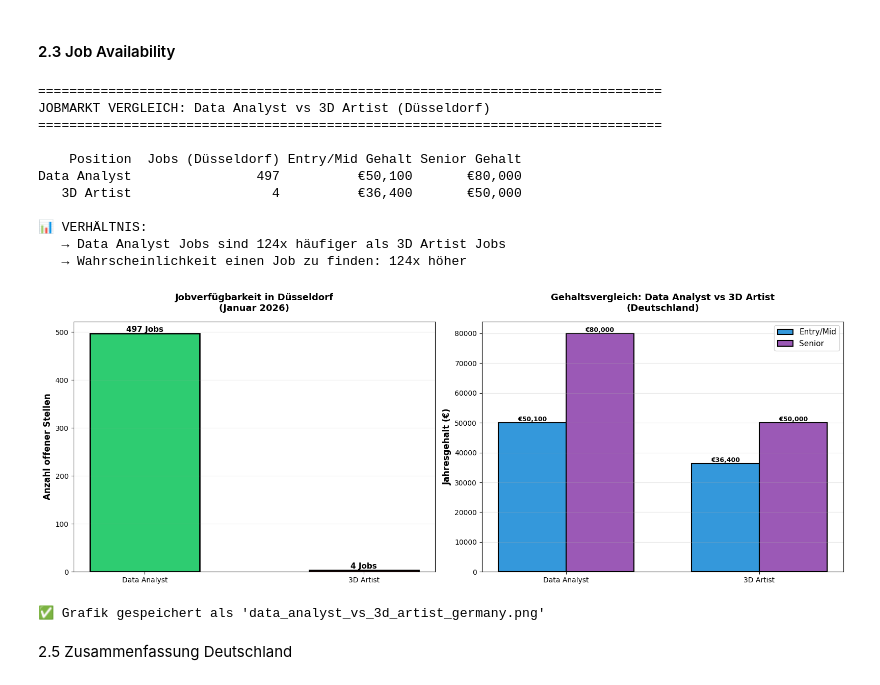
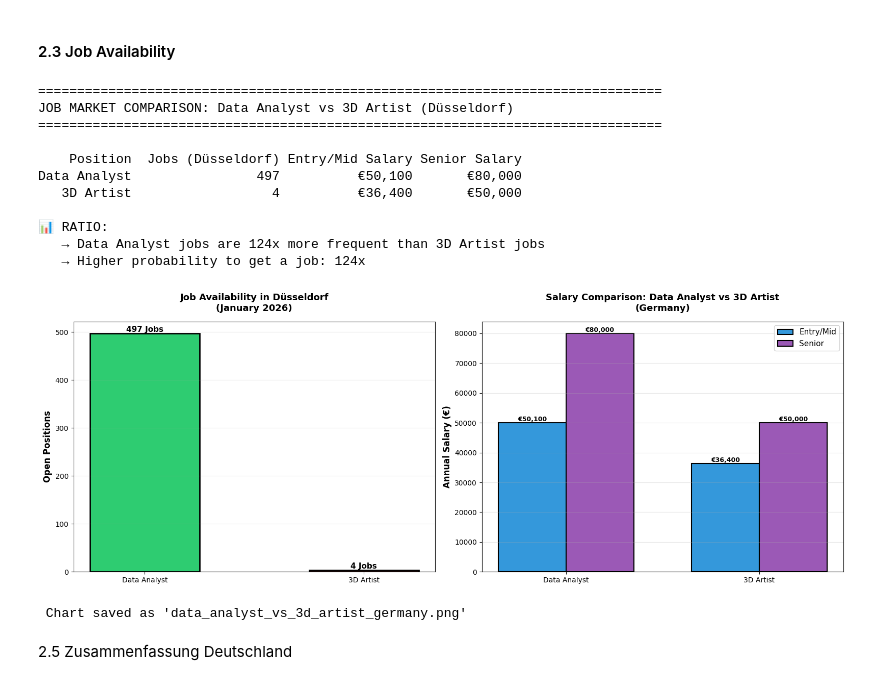
Before and after one commit to tvankov/Data-Analyst-Job-Market, a Jupyter notebook: DataAnalystJobMarketAnalysis_USAvsGermanyComparison.ipynb, the cells around one changed output. Drawn from its saved outputs; the diff is of its cells as text; code cells hidden in the pictures.

```diff
--- a/DataAnalystJobMarketAnalysis_USAvsGermanyComparison.ipynb
+++ b/DataAnalystJobMarketAnalysis_USAvsGermanyComparison.ipynb
@@ -792,7 +792,7 @@ Name: count, dtype: int64
 # %% [markdown]
 #### 1.6.2 Top 10 bestbezahlte Branchen
 # %%
-# Gehalt pro Branche (min 5 Jobs)
+# Salary per industry (min 5 jobs)
 if 'Average Salary Estimate' in df_usa_cleaned.columns:
     industry_salary = df_usa_cleaned.groupby('Industry').agg({
         'Average Salary Estimate': 'mean',
@@ -804,19 +804,19 @@ if 'Average Salary Estimate' in df_usa_cleaned.columns:
     industry_salary = industry_salary.sort_values('Avg_Salary', ascending=False).head(10)
 
     print("\n" + "="*80)
-    print("TOP 10 BESTBEZAHLTE BRANCHEN (min. 5 Jobs):")
+    print("TOP 10 HIGHEST-PAYING INDUSTRIES (min. 5 jobs):")
     print("="*80)
     print(industry_salary)
 
-    # Visualisierung
+    # Visualization
     plt.figure(figsize=(20, 8))
 
     colors = plt.cm.RdYlGn(np.linspace(0.3, 0.9, 10))
     bars = plt.barh(industry_salary.index, industry_salary['Avg_Salary'],
                     color=colors, edgecolor='black', linewidth=1.5)
 
-    plt.xlabel('Durchschnittsgehalt ($)', fontsize=12, fontweight='bold')
-    plt.title('Top 10 bestbezahlte Branchen', fontsize=14, fontweight='bold', pad=20)
+    plt.xlabel('Average Salary ($)', fontsize=12, fontweight='bold')
+    plt.title('Top 10 Highest-Paying Industries', fontsize=14, fontweight='bold', pad=20)
     plt.grid(axis='x', alpha=0.3)
     plt.gca().invert_yaxis()
 
@@ -829,7 +829,6 @@ if 'Average Salary Estimate' in df_usa_cleaned.columns:
     plt.savefig('top_paying_industries.png', dpi=300, bbox_inches='tight')
     plt.show()
 
-    print("\n Grafik gespeichert!")
-print ('hhfhfhf')
+    print("\n Chart saved!")
 # %% [output]
 ================================================================================
@@ -1108,12 +1106,11 @@ Durchschnittsgehalt (Entry/Mid)            €66,347              €50,100
 # %% [markdown]
 #### 2.3 Job Availability
 # %%
-# Vergleich Data Analyst vs 3D Artist in Düsseldorf
 print("\n" + "="*80)
-print("JOBMARKT VERGLEICH: Data Analyst vs 3D Artist (Düsseldorf)")
+print("JOB MARKET COMPARISON: Data Analyst vs 3D Artist (Düsseldorf)")
 print("="*80)
 
-# Daten extrahieren
+# Extract data
 da_jobs = df_germany[df_germany['Position'] == 'Data Analyst']['Job_Count_Duesseldorf'].values[0]
 artist_jobs = df_germany[df_germany['Position'] == '3D Artist']['Job_Count_Duesseldorf'].values[0]
 
@@ -1127,27 +1124,27 @@ da_senior = df_germany[(df_germany['Position'] == 'Data Analyst') &
 artist_senior = df_germany[(df_germany['Position'] == '3D Artist') &
                            (df_germany['Level'] == 'Senior')]['Avg_Salary_EUR'].values[0]
 
-# Ratio berechnen
+# Ratio
 job_ratio = da_jobs / artist_jobs
 
 comparison_jobs = {
     'Position': ['Data Analyst', '3D Artist'],
     'Jobs (Düsseldorf)': [int(da_jobs), int(artist_jobs)],
-    'Entry/Mid Gehalt': [f'€{da_salary:,.0f}', f'€{artist_salary:,.0f}'],
-    'Senior Gehalt': [f'€{da_senior:,.0f}', f'€{artist_senior:,.0f}']
+    'Entry/Mid Salary': [f'€{da_salary:,.0f}', f'€{artist_salary:,.0f}'],
+    'Senior Salary': [f'€{da_senior:,.0f}', f'€{artist_senior:,.0f}']
 }
 
 df_job_comparison = pd.DataFrame(comparison_jobs)
 print("\n" + df_job_comparison.to_string(index=False))
 
-print(f"\n📊 VERHÄLTNIS:")
-print(f"   → Data Analyst Jobs sind {job_ratio:.0f}x häufiger als 3D Artist Jobs")
-print(f"   → Wahrscheinlichkeit einen Job zu finden: {job_ratio:.0f}x höher")
+print(f"\n📊 RATIO:")
+print(f"   → Data Analyst jobs are {job_ratio:.0f}x more frequent than 3D Artist jobs")
+print(f"   → Higher probability to get a job: {job_ratio:.0f}x")
 
-# Visualisierung
+# Visualization
 fig, axes = plt.subplots(1, 2, figsize=(16, 6))
 
-# Plot 1: Jobanzahl
+# Plot 1: Job counts
 positions = ['Data Analyst', '3D Artist']
 job_counts = [da_jobs, artist_jobs]
 colors_jobs = ['#2ECC71', '#E74C3C']
@@ -1155,8 +1152,8 @@ colors_jobs = ['#2ECC71', '#E74C3C']
 bars1 = axes[0].bar(positions, job_counts, color=colors_jobs,
                     edgecolor='black', linewidth=2, width=0.5)
 
-axes[0].set_ylabel('Anzahl offener Stellen', fontsize=12, fontweight='bold')
-axes[0].set_title('Jobverfügbarkeit in Düsseldorf\n(Januar 2026)',
+axes[0].set_ylabel('Open Positions', fontsize=12, fontweight='bold')
+axes[0].set_title('Job Availability in Düsseldorf\n(January 2026)',
                   fontsize=13, fontweight='bold', pad=15)
 axes[0].grid(axis='y', alpha=0.3)
 
@@ -1166,50 +1163,50 @@ for bar, val in zip(bars1, job_counts):
                 f'{int(val)} Jobs',
                 ha='center', va='bottom', fontsize=11, fontweight='bold')
 
-# Plot 2: Gehälter Vergleich
+# Plot 2: Salary comparison
 x = np.arange(2)
 width = 0.35
 
 bars_entry = axes[1].bar(x - width/2, [da_salary, artist_salary], width,
                          label='Entry/Mid', color='#3498DB', edgecolor='black', linewidth=1.5)
 bars_senior = axes[1].bar(x + width/2, [da_senior, artist_senior], width,
                           label='Senior', color='#9B59B6', edgecolor='black', linewidth=1.5)
 
-axes[1].set_ylabel('Jahresgehalt (€)', fontsize=12, fontweight='bold')
-axes[1].set_title('Gehaltsvergleich: Data Analyst vs 3D Artist\n(Deutschland)',
+axes[1].set_ylabel('Annual Salary (€)', fontsize=12, fontweight='bold')
+axes[1].set_title('Salary Comparison: Data Analyst vs 3D Artist\n(Germany)',
                   fontsize=13, fontweight='bold', pad=15)
 axes[1].set_xticks(x)
 axes[1].set_xticklabels(positions)
 axes[1].legend(fontsize=11)
 axes[1].grid(axis='y', alpha=0.3)
 
-# Werte anzeigen
+# Display values
 for bars in [bars_entry, bars_senior]:
     for bar in bars:
         height = bar.get_height()
         axes[1].text(bar.get_x() + bar.get_width()/2., height,
                     f'€{height:,.0f}',
                     ha='center', va='bottom', fontsize=9, fontweight='bold')
 
 plt.tight_layout()
 plt.savefig('data_analyst_vs_3d_artist_germany.png', dpi=300, bbox_inches='tight')
 plt.show()
 
-print("\n✅ Grafik gespeichert als 'data_analyst_vs_3d_artist_germany.png'")
+print("\n Chart saved as 'data_analyst_vs_3d_artist_germany.png'")
 # %% [output]
 ================================================================================
-JOBMARKT VERGLEICH: Data Analyst vs 3D Artist (Düsseldorf)
+JOB MARKET COMPARISON: Data Analyst vs 3D Artist (Düsseldorf)
 ================================================================================
 
-    Position  Jobs (Düsseldorf) Entry/Mid Gehalt Senior Gehalt
+    Position  Jobs (Düsseldorf) Entry/Mid Salary Senior Salary
 Data Analyst                497          €50,100       €80,000
    3D Artist                  4          €36,400       €50,000
 
-📊 VERHÄLTNIS:
-   → Data Analyst Jobs sind 124x häufiger als 3D Artist Jobs
-   → Wahrscheinlichkeit einen Job zu finden: 124x höher
+📊 RATIO:
+   → Data Analyst jobs are 124x more frequent than 3D Artist jobs
+   → Higher probability to get a job: 124x
-[figure, old version]
+[figure, new version]
-✅ Grafik gespeichert als 'data_analyst_vs_3d_artist_germany.png'
+ Chart saved as 'data_analyst_vs_3d_artist_germany.png'
 # %% [markdown]
 2.5 Zusammenfassung Deutschland
 # %%
```
Also changed, not shown: parts of 13 cells of this notebook, 9 other files.
